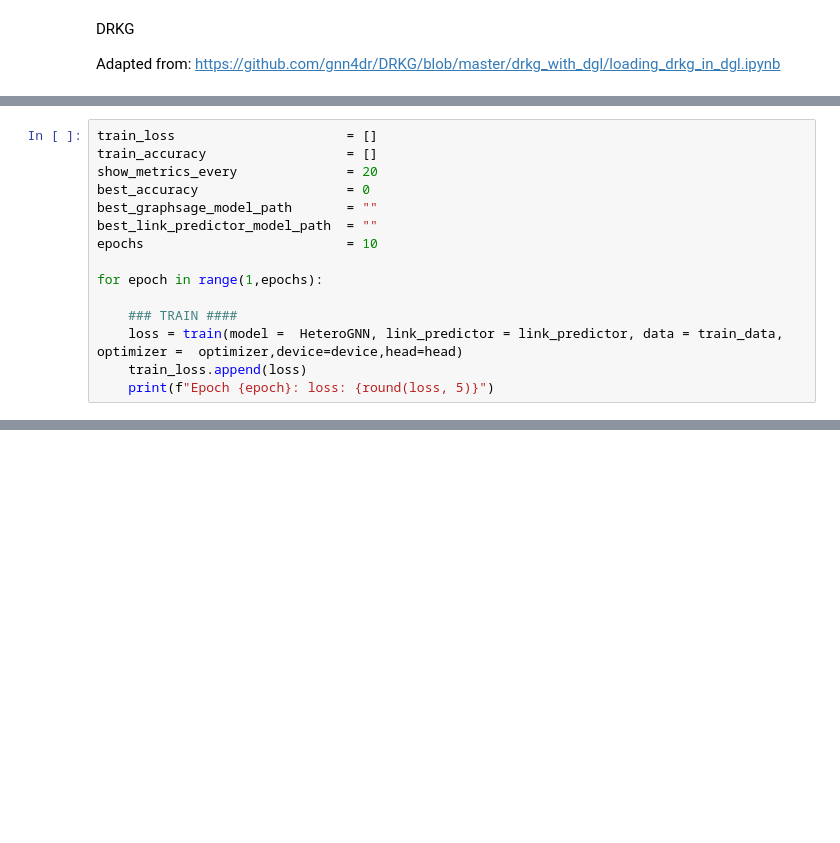
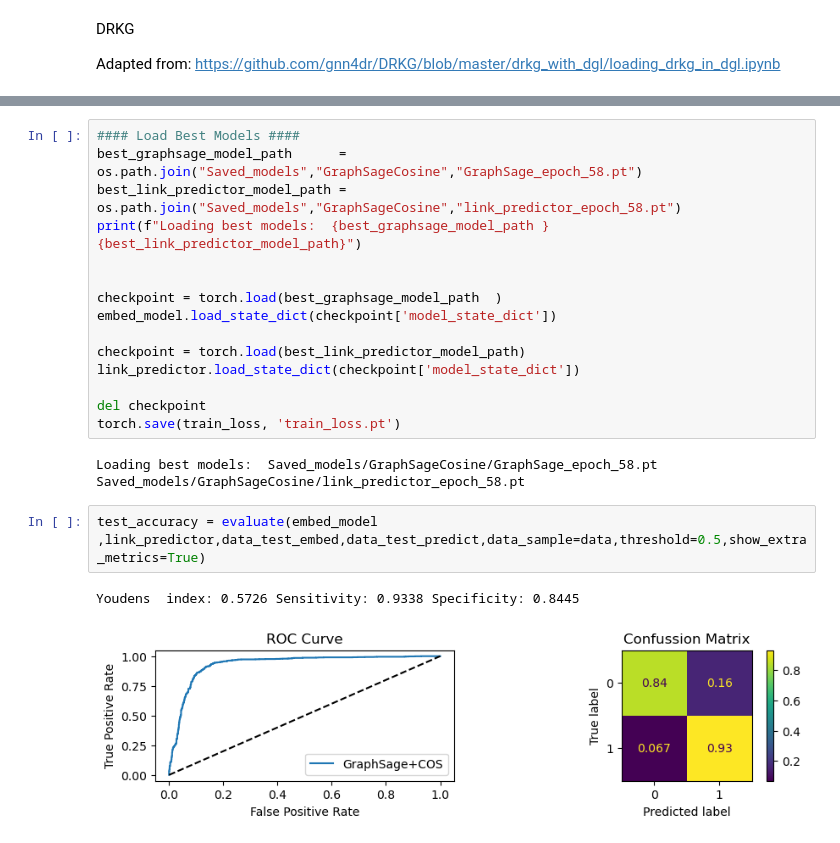
Before and after one commit to Ale9806/SIMPLLM, a Jupyter notebook: final_train_multiple_relationships.ipynb, the cells around one changed output, grey strips where cells are left out. Saved outputs shown, nothing was run; the diff lists cells and outputs as text; blank space fills up the shorter version.

```diff
--- a/final_train_multiple_relationships.ipynb
+++ b/final_train_multiple_relationships.ipynb
@@ -373,15 +4,0 @@ torch.Size([58266])
-# %%
-train_loss                      = []
-train_accuracy                  = []
-show_metrics_every              = 20
-best_accuracy                   = 0
-best_graphsage_model_path       = ""
-best_link_predictor_model_path  = ""
-epochs                          = 10
-
-for epoch in range(1,epochs):
-
-    ### TRAIN ####
-    loss = train(model =  HeteroGNN, link_predictor = link_predictor, data = train_data, optimizer =  optimizer,device=device,head=head)
-    train_loss.append(loss)
-    print(f"Epoch {epoch}: loss: {round(loss, 5)}")
@@ -508,0 +254,22 @@ tensor([[False],
+# %%
+#### Load Best Models ####
+best_graphsage_model_path      = os.path.join("Saved_models","GraphSageCosine","GraphSage_epoch_58.pt")
+best_link_predictor_model_path = os.path.join("Saved_models","GraphSageCosine","link_predictor_epoch_58.pt")
+print(f"Loading best models:  {best_graphsage_model_path }  {best_link_predictor_model_path}")
+
+
+checkpoint = torch.load(best_graphsage_model_path  )
+embed_model.load_state_dict(checkpoint['model_state_dict'])
+
+checkpoint = torch.load(best_link_predictor_model_path)
+link_predictor.load_state_dict(checkpoint['model_state_dict'])
+
+del checkpoint
+torch.save(train_loss, 'train_loss.pt')
+# %% [output]
+Loading best models:  Saved_models/GraphSageCosine/GraphSage_epoch_58.pt  Saved_models/GraphSageCosine/link_predictor_epoch_58.pt
+# %%
+test_accuracy = evaluate(embed_model ,link_predictor,data_test_embed,data_test_predict,data_sample=data,threshold=0.5,show_extra_metrics=True)
+# %% [output]
+Youdens  index: 0.5726 Sensitivity: 0.9338 Specificity: 0.8445
+[figure, added]
```
Also changed, not shown: parts of 46 cells of this notebook, 4 other files.
